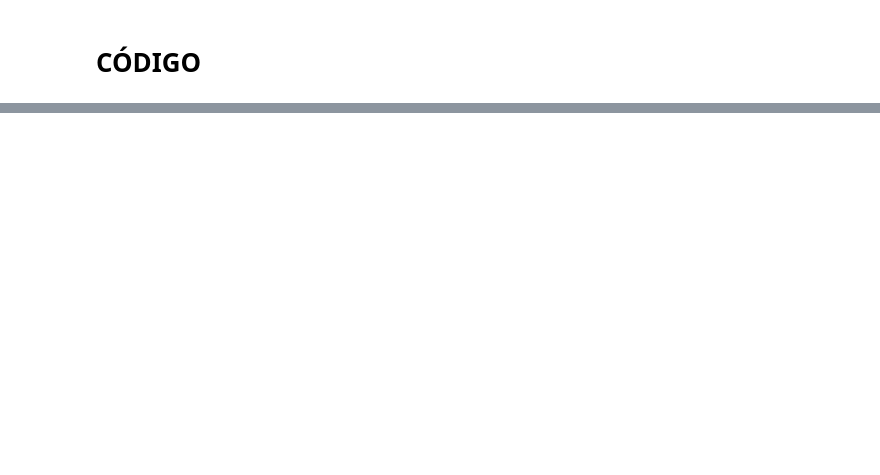
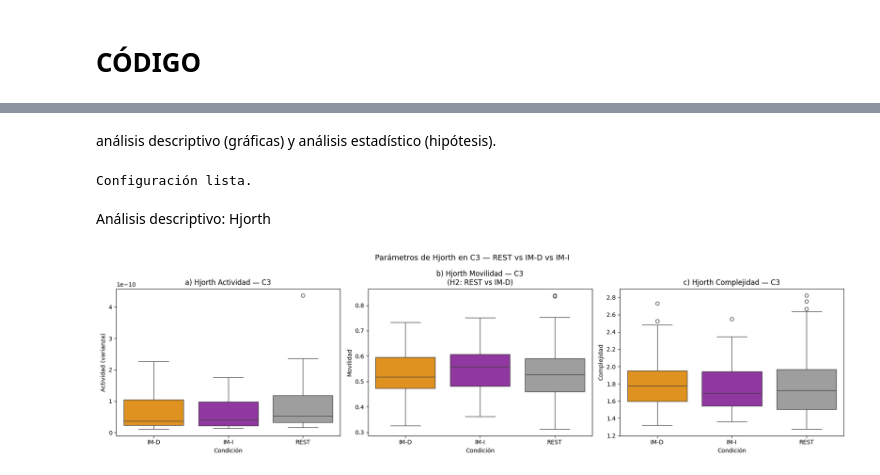
Before and after one commit to luciestrada/Proyecto2_Biosenales_LucianaAcevedo_LucianaEstrada, a Jupyter notebook: Proyecto2_biosenales.ipynb, the cells around one changed output, grey strips where cells are left out. Drawn from its saved outputs; the diff is of its cells as text; code cells hidden in the pictures; blank space fills up the shorter version.

```diff
--- a/Proyecto2_biosenales.ipynb
+++ b/Proyecto2_biosenales.ipynb
@@ -117,0 +671,54 @@ Descargando datos...
+# %% [markdown]
+análisis descriptivo (gráficas) y análisis estadístico (hipótesis).
+# %%
+# Configuración visual
+ALPHA  = 0.05
+COLORES = {
+    'MR-D': '#2196F3', 'MR-I': '#4CAF50',
+    'IM-D': '#FF9800', 'IM-I': '#9C27B0',
+    'REST': '#9E9E9E'
+}
+CONDS_ACTIVAS = ['IM-D', 'IM-I', 'REST']   # las 3 condiciones del P2
+
+print("Configuración lista.")
+# %% [output]
+Configuración lista.
+# %% [markdown]
+ Análisis descriptivo: Hjorth
+# %%
+# ============================================================
+# GRÁFICA 1 — Parámetros de Hjorth por condición
+# Hipótesis H2 (movilidad C3) y H5 (complejidad MR vs IM)
+# ============================================================
+
+fig, axes = plt.subplots(1, 3, figsize=(18, 5))
+
+df_act = df_final[df_final['condicion'].isin(CONDS_ACTIVAS)]
+
+# a) Actividad en C3
+sns.boxplot(data=df_act, x='condicion', y='hjorth_act_C3',
+            hue='condicion', palette=COLORES, legend=False, ax=axes[0])
+axes[0].set_title('a) Hjorth Actividad — C3')
+axes[0].set_ylabel('Actividad (varianza)')
+axes[0].set_xlabel('Condición')
+
+# b) Movilidad en C3  ← clave para H2
+sns.boxplot(data=df_act, x='condicion', y='hjorth_mob_C3',
+            hue='condicion', palette=COLORES, legend=False, ax=axes[1])
+axes[1].set_title('b) Hjorth Movilidad — C3\n(H2: REST vs IM-D)')
+axes[1].set_ylabel('Movilidad')
+axes[1].set_xlabel('Condición')
+
+# c) Complejidad en C3
+sns.boxplot(data=df_act, x='condicion', y='hjorth_comp_C3',
+            hue='condicion', palette=COLORES, legend=False, ax=axes[2])
+axes[2].set_title('c) Hjorth Complejidad — C3')
+axes[2].set_ylabel('Complejidad')
+axes[2].set_xlabel('Condición')
+
+plt.suptitle('Parámetros de Hjorth en C3 — REST vs IM-D vs IM-I', fontsize=13)
+plt.tight_layout()
+plt.savefig('hjorth_descriptivo.png', dpi=150)
+plt.show()
+# %% [output]
+[figure, added]
```
Also changed, not shown: parts of 59 cells of this notebook.
